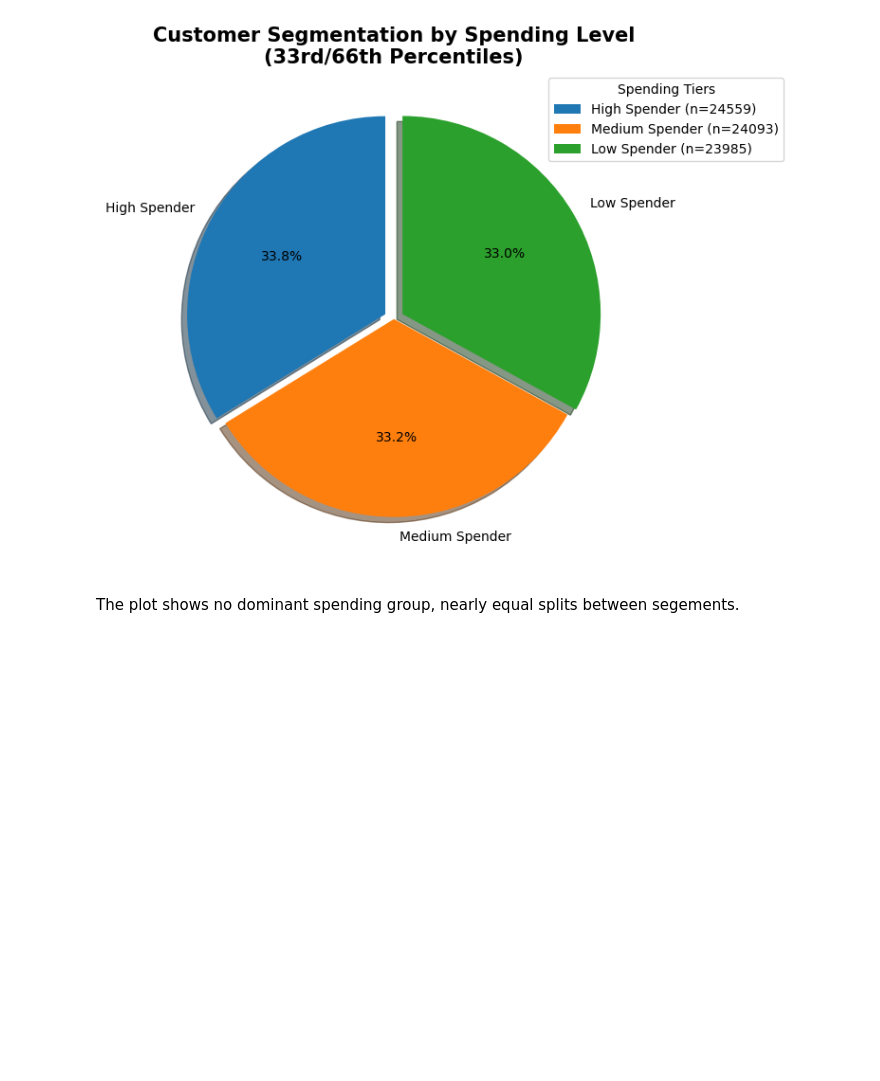
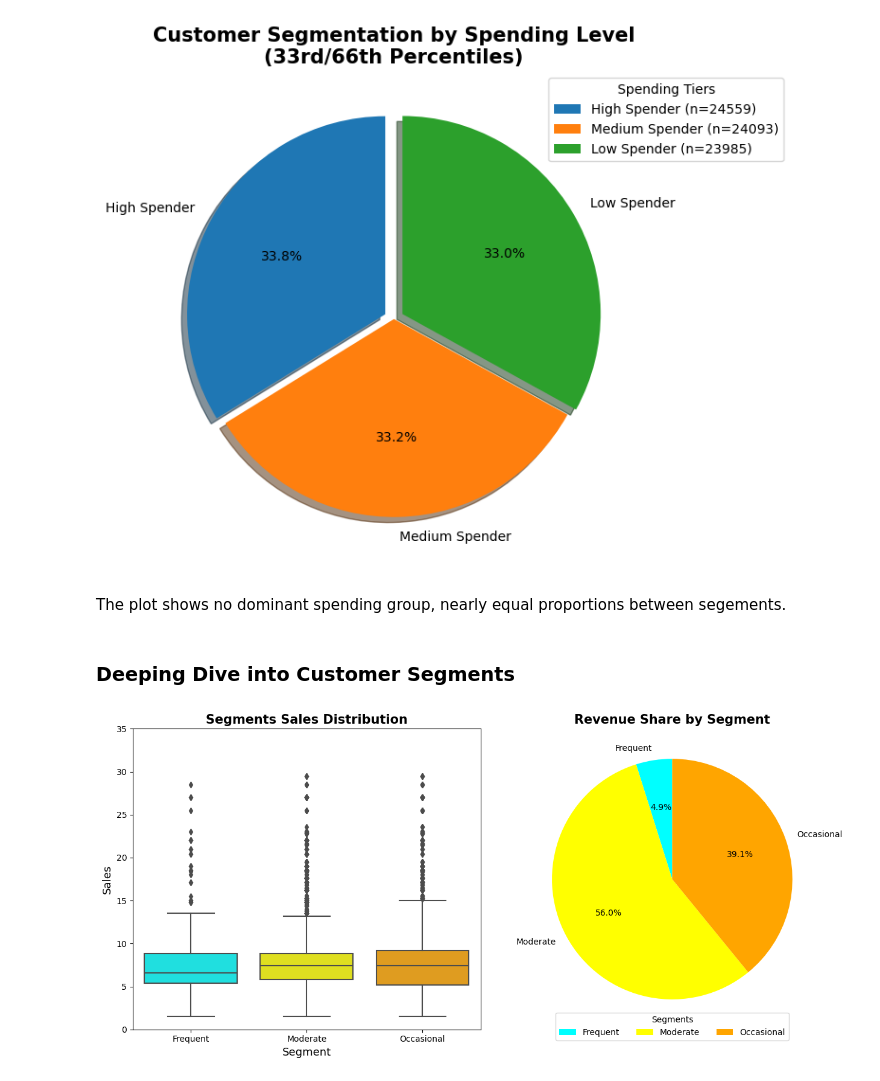
Before and after one commit to bn-khalifa/RetailTrialImpactAnalysis, a Jupyter notebook: 1st_Sprint/RetailStrategy&Analytics.ipynb, the cells around one changed output. Drawn from its saved outputs; the diff is of its cells as text; code cells hidden in the pictures; blank space fills up the shorter version.

Commit message:
Added Depth analysis for Customer Segmentation

```diff
--- a/1st_Sprint/RetailStrategy&Analytics.ipynb
+++ b/1st_Sprint/RetailStrategy&Analytics.ipynb
@@ -473,4 +472,56 @@ plt.show()
 # %% [output]
 [figure]
 # %% [markdown]
-The plot shows no dominant spending group, nearly equal splits between segements.
+The plot shows no dominant spending group, nearly equal proportions between segements.
+# %% [markdown]
+### Deeping Dive into Customer Segments
+# %%
+# defining Frequency Segments
+customerTransactionCount = full_df.groupby('LoyalityCardNumber').agg(TransactionCount=('TransactionID', 'nunique')).reset_index()
+
+def customerFreq(count):
+    if count > 10:
+        return 'Frequent'
+    elif count > 4:
+        return 'Moderate'
+    else:
+        return 'Occasional'
+
+customerTransactionCount['Segment'] = customerTransactionCount['TransactionCount'].apply(customerFreq)
+
+# merge back with original
+mergedSegments = pd.merge(full_df, customerTransactionCount, how='inner', on='LoyalityCardNumber')[['LoyalityCardNumber', 'Segment', 'TotalSales']]
+segmentRevenue = mergedSegments.groupby('Segment')['TotalSales'].sum().reset_index()
+
+fig, axes = plt.subplots(1, 2, figsize=(13,6))
+
+segment_order = ['Frequent', 'Moderate', 'Occasional']
+segment_palette = {
+    'Frequent': 'aqua',
+    'Moderate': 'yellow',
+    'Occasional': 'orange'
+}
+
+color_list = [segment_palette[seg] for seg in segment_order]
+
+# Boxplot
+sns.boxplot(data=mergedSegments, y='TotalSales', x='Segment', ax=axes[0],
+            order=segment_order, palette=segment_palette)
+axes[0].set_title('Segments Sales Distribution', fontsize=15, fontweight='bold')
+axes[0].set_ylim([0, 35])
+axes[0].set_ylabel('Sales', fontsize=13)
+axes[0].set_xlabel('Segment', fontsize=13)
+
+# Pie chart
+axes[1].pie(segmentRevenue['TotalSales'],
+            labels=segmentRevenue['Segment'],
+            startangle=90,
+            autopct='%1.1f%%',
+            colors=[segment_palette[seg] for seg in segmentRevenue['Segment']])
+axes[1].set_title('Revenue Share by Segment', fontsize=15, fontweight='bold')
+axes[1].legend(title='Segments', ncol=3, loc='lower center', bbox_to_anchor=(0.5, -0.05))
+
+plt.tight_layout()
+plt.show()
+# %% [output]
+[figure, added]
```
Also changed, not shown: parts of 9 cells of this notebook.
